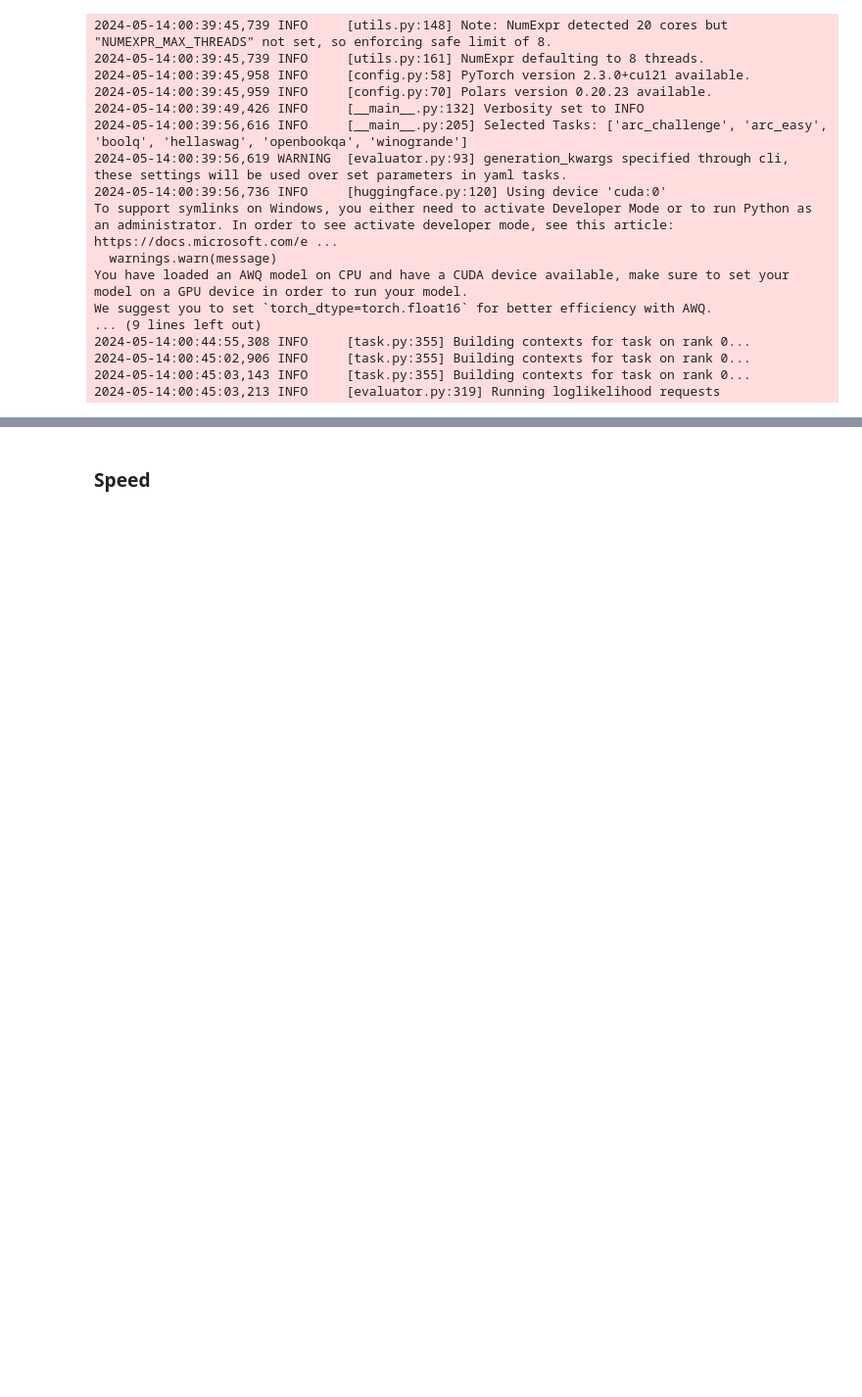
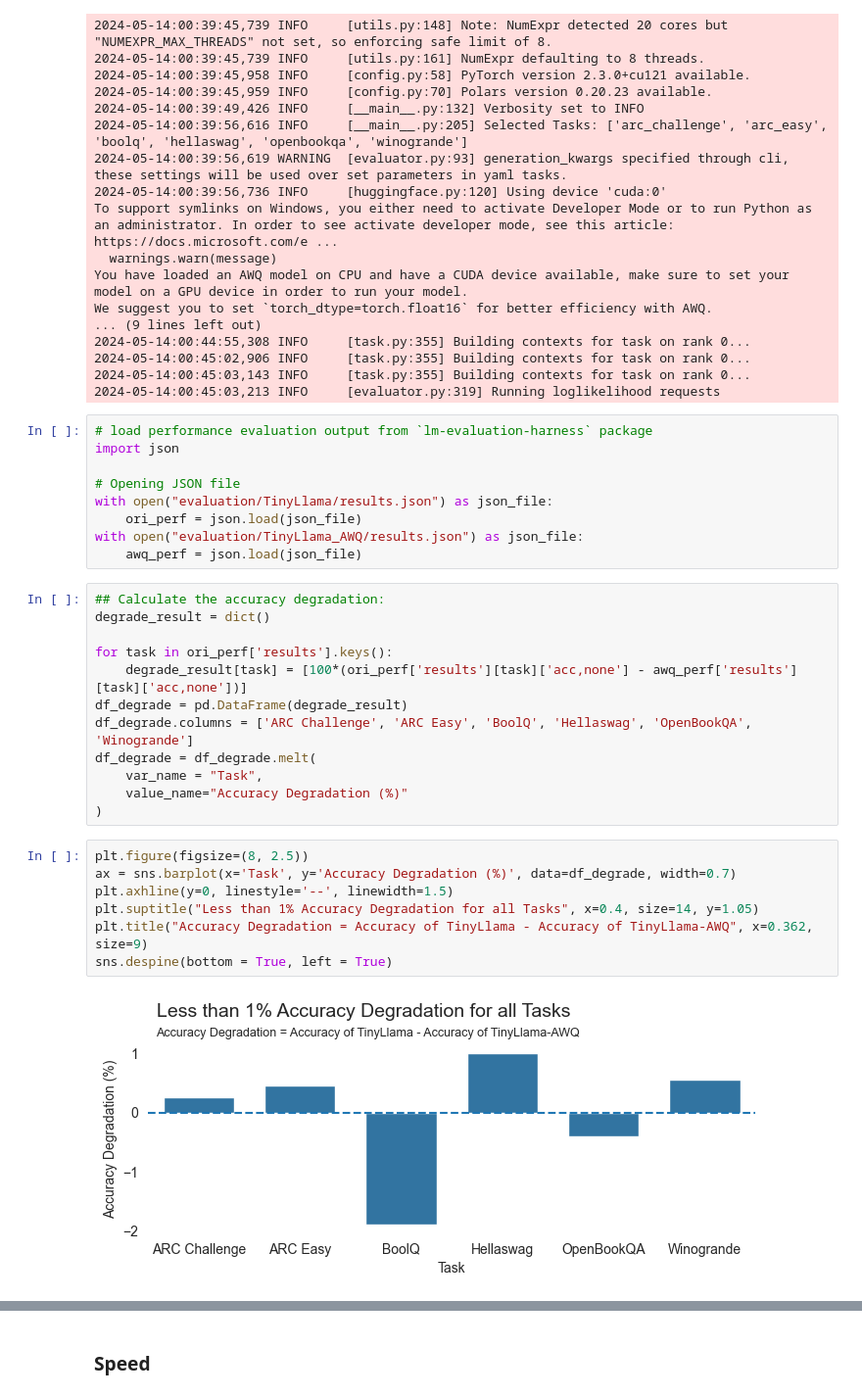
Before and after one commit to tctsung/LLM_quantize, a Jupyter notebook: evaluation.ipynb, the cells around one changed output, grey strips where cells are left out. Shown: that part at 98% size. Drawn from its saved outputs; the diff is of its cells as text; blank space fills up the shorter version.

```diff
--- a/evaluation.ipynb
+++ b/evaluation.ipynb
@@ -78,3 +76,33 @@ We suggest you to set `torch_dtype=torch.float16` for better efficiency with AWQ
 2024-05-14:00:45:02,906 INFO     [task.py:355] Building contexts for task on rank 0...
 2024-05-14:00:45:03,143 INFO     [task.py:355] Building contexts for task on rank 0...
 2024-05-14:00:45:03,213 INFO     [evaluator.py:319] Running loglikelihood requests
+# %%
+# load performance evaluation output from `lm-evaluation-harness` package
+import json
+
+# Opening JSON file
+with open("evaluation/TinyLlama/results.json") as json_file:
+    ori_perf = json.load(json_file)
+with open("evaluation/TinyLlama_AWQ/results.json") as json_file:
+    awq_perf = json.load(json_file)
+# %%
+## Calculate the accuracy degradation:
+degrade_result = dict()
+
+for task in ori_perf['results'].keys():
+    degrade_result[task] = [100*(ori_perf['results'][task]['acc,none'] - awq_perf['results'][task]['acc,none'])]
+df_degrade = pd.DataFrame(degrade_result)
+df_degrade.columns = ['ARC Challenge', 'ARC Easy', 'BoolQ', 'Hellaswag', 'OpenBookQA', 'Winogrande']
+df_degrade = df_degrade.melt(
+    var_name = "Task",
+    value_name="Accuracy Degradation (%)"
+)
+# %%
+plt.figure(figsize=(8, 2.5))
+ax = sns.barplot(x='Task', y='Accuracy Degradation (%)', data=df_degrade, width=0.7)
+plt.axhline(y=0, linestyle='--', linewidth=1.5)
+plt.suptitle("Less than 1% Accuracy Degradation for all Tasks", x=0.4, size=14, y=1.05)
+plt.title("Accuracy Degradation = Accuracy of TinyLlama - Accuracy of TinyLlama-AWQ", x=0.362, size=9)
+sns.despine(bottom = True, left = True)
+# %% [output]
+[figure, added]
```
Also changed, not shown: parts of 11 cells of this notebook, 5 other files.
